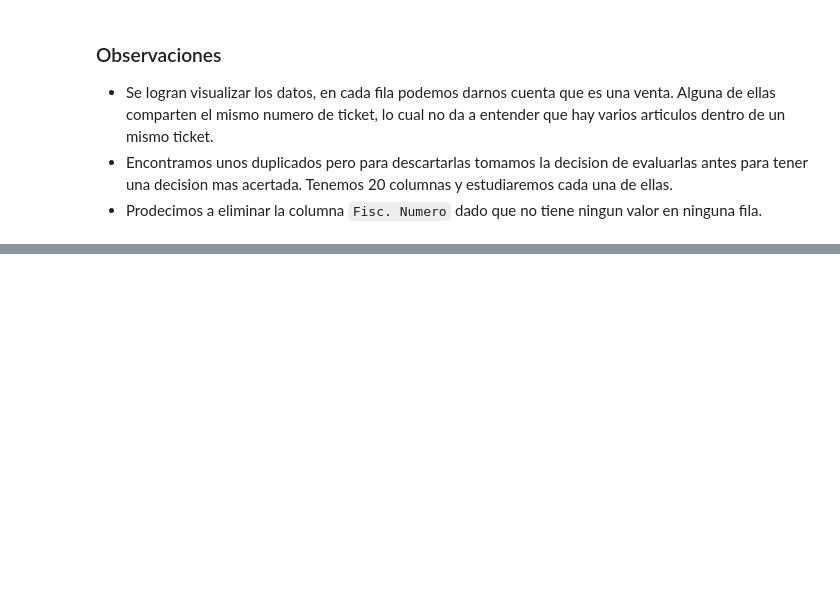
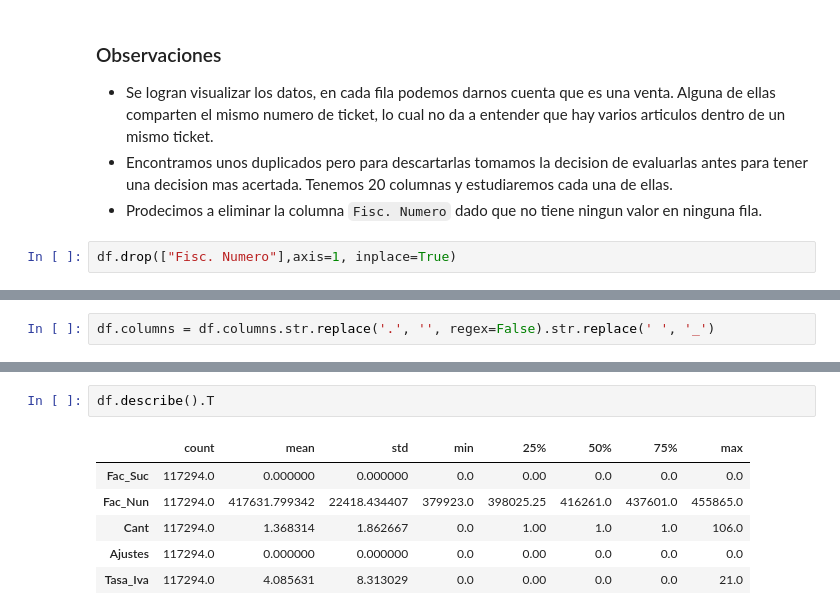
Before and after one commit to 4GeeksAcademy/sp-ml-20-final-project-g2, a Jupyter notebook: src/Final-project-Grupo2-InetaAnthonnyGuillermo.ipynb, the cells around one changed output, grey strips where cells are left out. Saved outputs shown, nothing was run; the diff lists cells and outputs as text; blank space fills up the shorter version.

```diff
--- a/src/Final-project-Grupo2-InetaAnthonnyGuillermo.ipynb
+++ b/src/Final-project-Grupo2-InetaAnthonnyGuillermo.ipynb
@@ -96,3 +97,5 @@ np.int64(0)
  - Se logran visualizar los datos, en cada fila podemos darnos cuenta que es una venta. Alguna de ellas comparten el mismo numero de ticket, lo cual no da a entender que hay varios articulos dentro de un mismo ticket.
  - Encontramos unos duplicados pero para descartarlas tomamos la decision de evaluarlas antes para tener una decision mas acertada. Tenemos 20 columnas y estudiaremos cada una de ellas.
  - Prodecimos a eliminar la columna `Fisc. Numero` dado que no tiene ningun valor en ninguna fila.
+# %%
+df.drop(["Fisc. Numero"],axis=1, inplace=True)
@@ -98,0 +104,2 @@ np.int64(0)
+# %%
+df.columns = df.columns.str.replace('.', '', regex=False).str.replace(' ', '_')
@@ -98,0 +258,9 @@ np.int64(0)
+# %%
+df.describe().T
+# %% [output]
+|  | count | mean | std | min | 25% | 50% | 75% | max |
+| Fac_Suc | 117294.0 | 0.000000 | 0.000000 | 0.0 | 0.00 | 0.0 | 0.0 | 0.0 |
+| Fac_Nun | 117294.0 | 417631.799342 | 22418.434407 | 379923.0 | 398025.25 | 416261.0 | 437601.0 | 455865.0 |
+| Cant | 117294.0 | 1.368314 | 1.862667 | 0.0 | 1.00 | 1.0 | 1.0 | 106.0 |
+| Ajustes | 117294.0 | 0.000000 | 0.000000 | 0.0 | 0.00 | 0.0 | 0.0 | 0.0 |
+| Tasa_Iva | 117294.0 | 4.085631 | 8.313029 | 0.0 | 0.00 | 0.0 | 0.0 | 21.0 |
```
Also changed, not shown: parts of 23 cells of this notebook, 4 other files.
